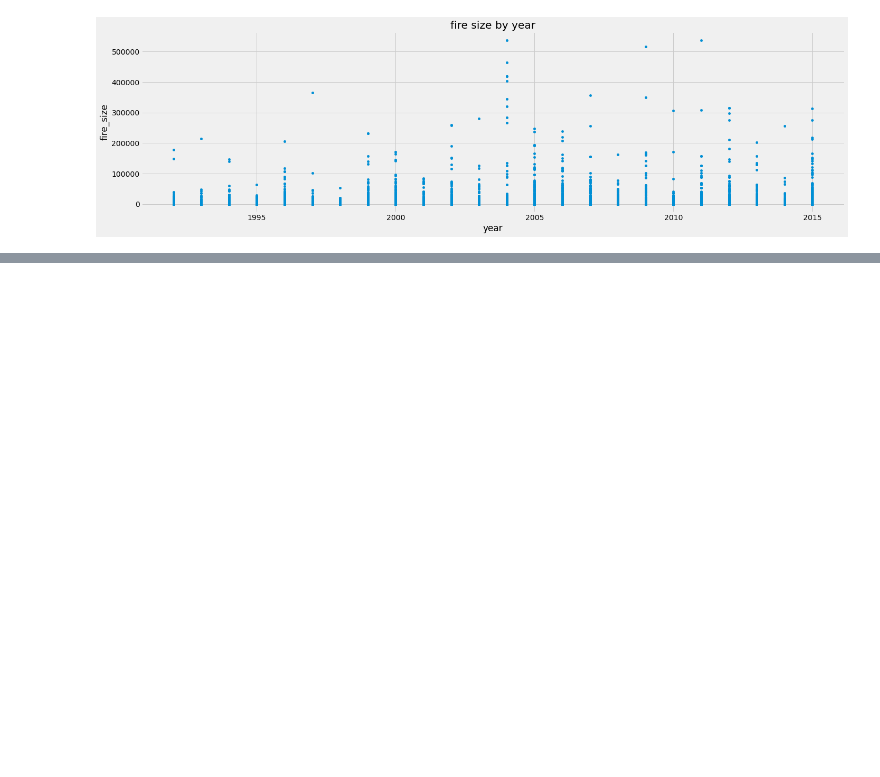
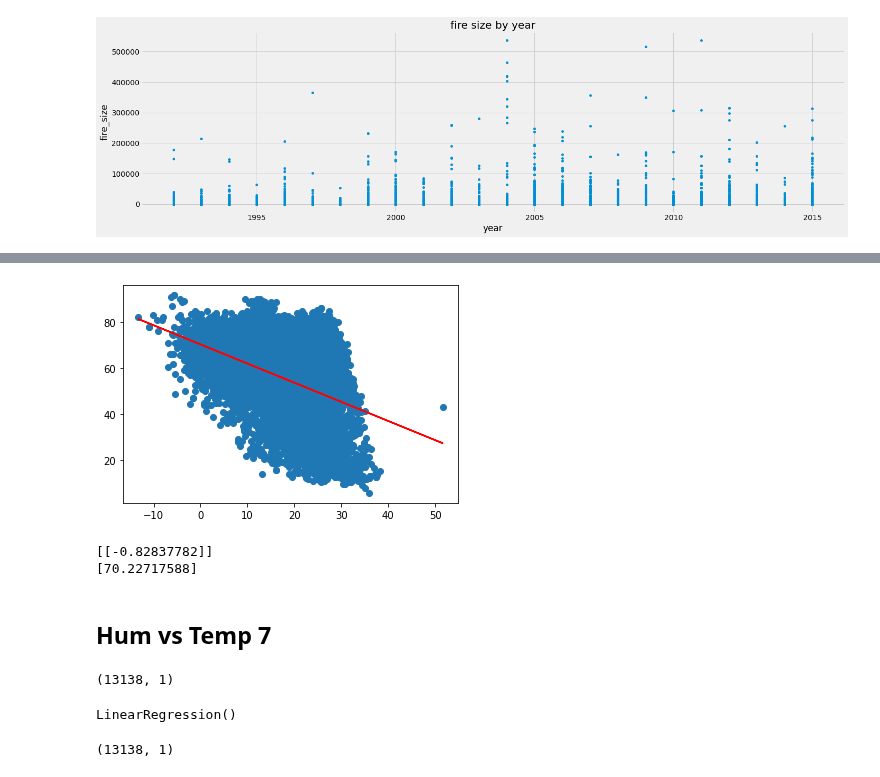
Before and after one commit to goatgirl86/Final_Project_Wildfires, a Jupyter notebook: plot.ipynb, the cells around one changed output, grey strips where cells are left out. Cells and saved outputs as stored; diff of their text form; code cells hidden in the pictures; blank space fills up the shorter version.

```diff
--- a/plot.ipynb
+++ b/plot.ipynb
@@ -44,0 +139,2 @@ plt.show()
+# %%
+linear_reg=LinearRegression()
@@ -44,0 +151,24 @@ plt.show()
+# %%
+plt.scatter(x15, y15)
+plt.plot(x15, y15_pred, color='red')
+plt.show()
+# %% [output]
+[figure, added]
+# %%
+# The slope
+slope15=linear_reg.coef_
+
+# The y-intercept
+intercept15=linear_reg.intercept_
+
+print(slope15)
+print(intercept15)
+# %% [output]
+[[-0.82837782]]
+[70.22717588]
+# %% [markdown]
+## Hum vs Temp 7
+# %%
+x7.shape
+# %% [output]
+(13138, 1)
@@ -44,0 +177,10 @@ plt.show()
+# %%
+linear_reg.fit(x7,y7)
+# %% [output]
+LinearRegression()
+# %%
+y7_pred=linear_reg.predict(x7)
+y7_pred
+print(y7_pred.shape)
+# %% [output]
+(13138, 1)
```
Also changed, not shown: parts of 77 cells of this notebook, 2 other files.
